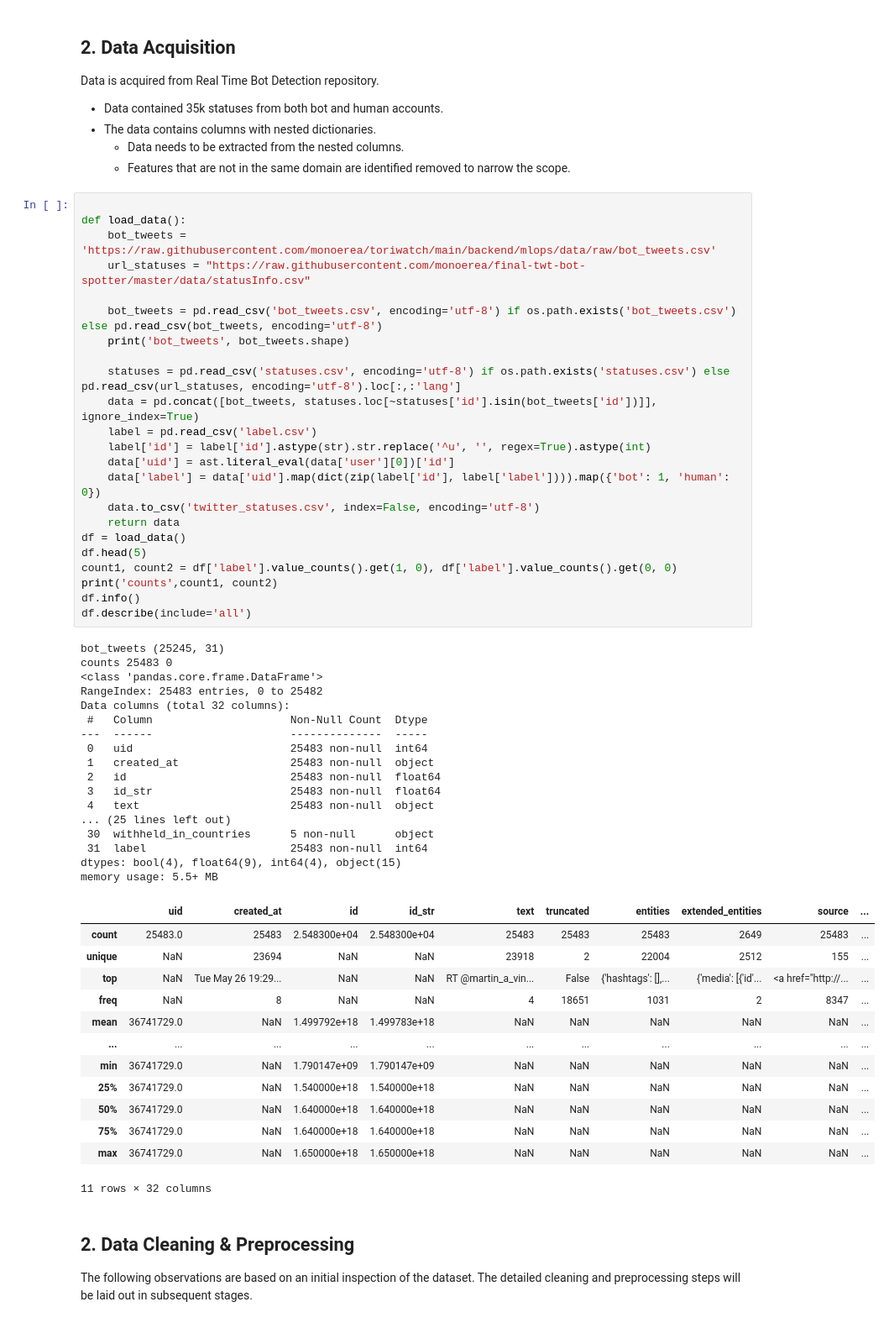
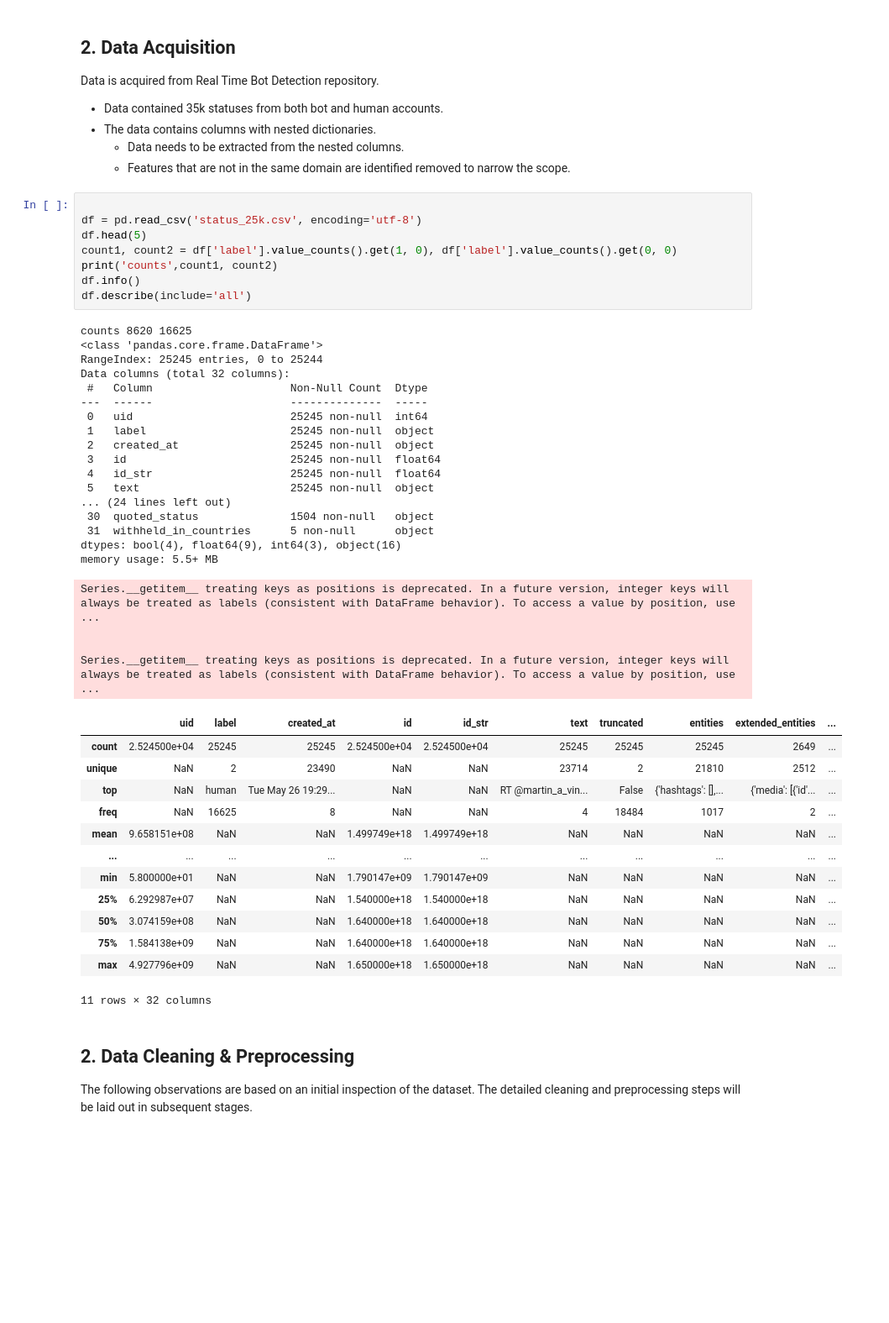
Before and after one commit to monoerea/twt-xnn-mlops, a Jupyter notebook: Exercises/Week5/day_five.ipynb, the cells around one changed output. Shown at 84% size. Drawn from its saved outputs; the diff is of its cells as text; blank space fills up the shorter version.

```diff
--- a/Exercises/Week5/day_five.ipynb
+++ b/Exercises/Week5/day_five.ipynb
@@ -55,58 +55,47 @@ Data is acquired from Real Time Bot Detection repository.
   - Features that are not in the same domain are identified removed to narrow the scope.
 # %%
 
-def load_data():
-    bot_tweets = 'https://raw.githubusercontent.com/monoerea/toriwatch/main/backend/mlops/data/raw/bot_tweets.csv'
-    url_statuses = "https://raw.githubusercontent.com/monoerea/final-twt-bot-spotter/master/data/statusInfo.csv"
-
-    bot_tweets = pd.read_csv('bot_tweets.csv', encoding='utf-8') if os.path.exists('bot_tweets.csv') else pd.read_csv(bot_tweets, encoding='utf-8')
-    print('bot_tweets', bot_tweets.shape)
-
-    statuses = pd.read_csv('statuses.csv', encoding='utf-8') if os.path.exists('statuses.csv') else pd.read_csv(url_statuses, encoding='utf-8').loc[:,:'lang']
-    data = pd.concat([bot_tweets, statuses.loc[~statuses['id'].isin(bot_tweets['id'])]], ignore_index=True)
-    label = pd.read_csv('label.csv')
-    label['id'] = label['id'].astype(str).str.replace('^u', '', regex=True).astype(int)
-    data['uid'] = ast.literal_eval(data['user'][0])['id']
-    data['label'] = data['uid'].map(dict(zip(label['id'], label['label']))).map({'bot': 1, 'human': 0})
-    data.to_csv('twitter_statuses.csv', index=False, encoding='utf-8')
-    return data
-df = load_data()
+df = pd.read_csv('status_25k.csv', encoding='utf-8')
 df.head(5)
 count1, count2 = df['label'].value_counts().get(1, 0), df['label'].value_counts().get(0, 0)
 print('counts',count1, count2)
 df.info()
 df.describe(include='all')
 # %% [output]
-bot_tweets (25245, 31)
-counts 25483 0
+counts 8620 16625
 <class 'pandas.core.frame.DataFrame'>
-RangeIndex: 25483 entries, 0 to 25482
+RangeIndex: 25245 entries, 0 to 25244
 Data columns (total 32 columns):
  #   Column                     Non-Null Count  Dtype
 ---  ------                     --------------  -----
- 0   uid                        25483 non-null  int64
- 1   created_at                 25483 non-null  object
- 2   id                         25483 non-null  float64
- 3   id_str                     25483 non-null  float64
- 4   text                       25483 non-null  object
-... (25 lines left out)
- 30  withheld_in_countries      5 non-null      object
- 31  label                      25483 non-null  int64
-dtypes: bool(4), float64(9), int64(4), object(15)
+ 0   uid                        25245 non-null  int64
+ 1   label                      25245 non-null  object
+ 2   created_at                 25245 non-null  object
+ 3   id                         25245 non-null  float64
+ 4   id_str                     25245 non-null  float64
+ 5   text                       25245 non-null  object
+... (24 lines left out)
+ 30  quoted_status              1504 non-null   object
+ 31  withheld_in_countries      5 non-null      object
+dtypes: bool(4), float64(9), int64(3), object(16)
 memory usage: 5.5+ MB
+Series.__getitem__ treating keys as positions is deprecated. In a future version, integer keys will always be treated as labels (consistent with DataFrame behavior). To access a value by position, use ...
+
+
+Series.__getitem__ treating keys as positions is deprecated. In a future version, integer keys will always be treated as labels (consistent with DataFrame behavior). To access a value by position, use ...
-|  | uid | created_at | id | id_str | text | truncated | entities | extended_entities | source | ... |
-| count | 25483.0 | 25483 | 2.548300e+04 | 2.548300e+04 | 25483 | 25483 | 25483 | 2649 | 25483 | ... |
-| unique | NaN | 23694 | NaN | NaN | 23918 | 2 | 22004 | 2512 | 155 | ... |
-| top | NaN | Tue May 26 19:29... | NaN | NaN | RT @martin_a_vin... | False | {'hashtags': [],... | {'media': [{'id'... | <a href="http://... | ... |
-| freq | NaN | 8 | NaN | NaN | 4 | 18651 | 1031 | 2 | 8347 | ... |
-| mean | 36741729.0 | NaN | 1.499792e+18 | 1.499783e+18 | NaN | NaN | NaN | NaN | NaN | ... |
+|  | uid | label | created_at | id | id_str | text | truncated | entities | extended_entities | ... |
+| count | 2.524500e+04 | 25245 | 25245 | 2.524500e+04 | 2.524500e+04 | 25245 | 25245 | 25245 | 2649 | ... |
+| unique | NaN | 2 | 23490 | NaN | NaN | 23714 | 2 | 21810 | 2512 | ... |
+| top | NaN | human | Tue May 26 19:29... | NaN | NaN | RT @martin_a_vin... | False | {'hashtags': [],... | {'media': [{'id'... | ... |
+| freq | NaN | 16625 | 8 | NaN | NaN | 4 | 18484 | 1017 | 2 | ... |
+| mean | 9.658151e+08 | NaN | NaN | 1.499749e+18 | 1.499749e+18 | NaN | NaN | NaN | NaN | ... |
 | ... | ... | ... | ... | ... | ... | ... | ... | ... | ... | ... |
-| min | 36741729.0 | NaN | 1.790147e+09 | 1.790147e+09 | NaN | NaN | NaN | NaN | NaN | ... |
-| 25% | 36741729.0 | NaN | 1.540000e+18 | 1.540000e+18 | NaN | NaN | NaN | NaN | NaN | ... |
-| 50% | 36741729.0 | NaN | 1.640000e+18 | 1.640000e+18 | NaN | NaN | NaN | NaN | NaN | ... |
-| 75% | 36741729.0 | NaN | 1.640000e+18 | 1.640000e+18 | NaN | NaN | NaN | NaN | NaN | ... |
-| max | 36741729.0 | NaN | 1.650000e+18 | 1.650000e+18 | NaN | NaN | NaN | NaN | NaN | ... |
+| min | 5.800000e+01 | NaN | NaN | 1.790147e+09 | 1.790147e+09 | NaN | NaN | NaN | NaN | ... |
+| 25% | 6.292987e+07 | NaN | NaN | 1.540000e+18 | 1.540000e+18 | NaN | NaN | NaN | NaN | ... |
+| 50% | 3.074159e+08 | NaN | NaN | 1.640000e+18 | 1.640000e+18 | NaN | NaN | NaN | NaN | ... |
+| 75% | 1.584138e+09 | NaN | NaN | 1.640000e+18 | 1.640000e+18 | NaN | NaN | NaN | NaN | ... |
+| max | 4.927796e+09 | NaN | NaN | 1.650000e+18 | 1.650000e+18 | NaN | NaN | NaN | NaN | ... |
-11 rows × 32 columns
+11 rows × 32 columns
 # %% [markdown]
 ## 2. Data Cleaning & Preprocessing
 <a id="data-cleaning--preprocessing--eda"></a>
```
Also changed, not shown: parts of 33 cells of this notebook, 6 other files.
